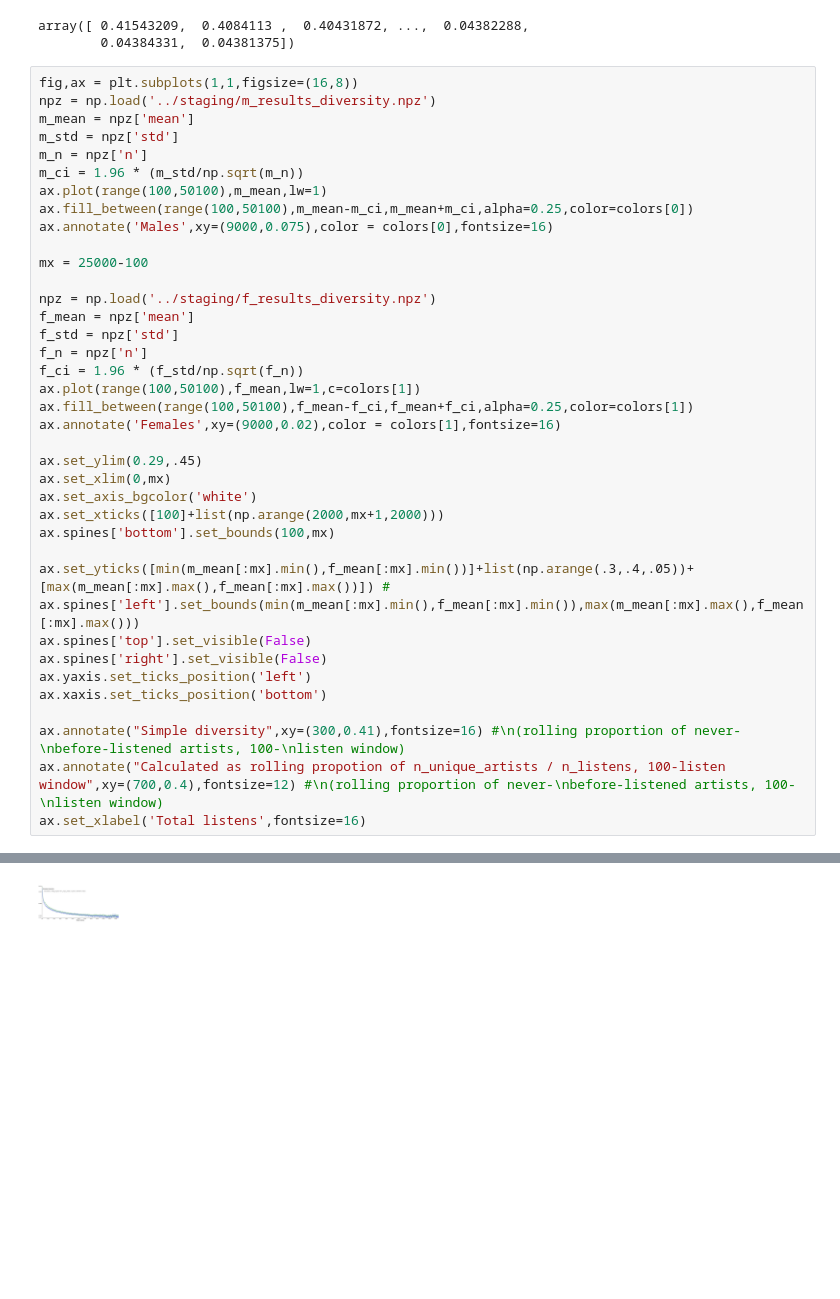
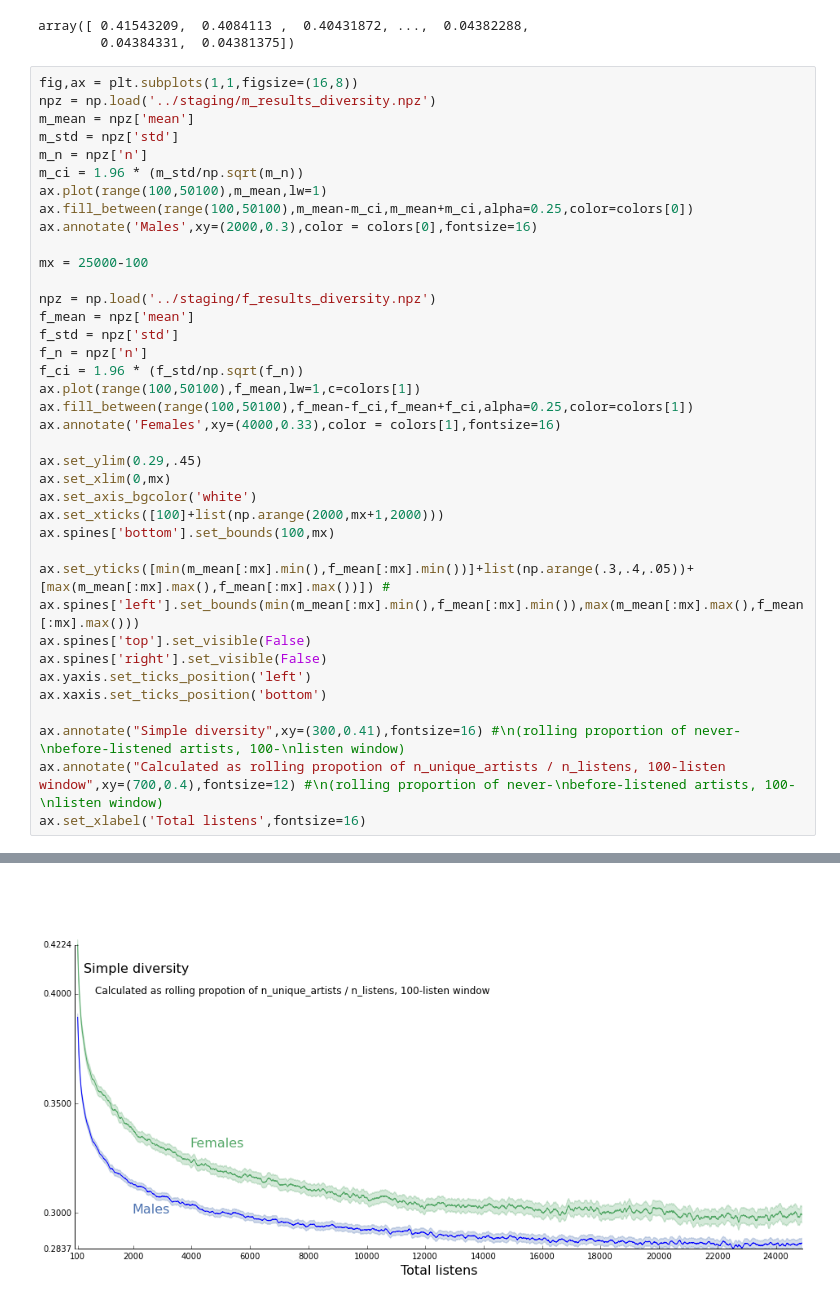
Before and after one commit to jlorince/music-gender, a Jupyter notebook: notebooks/Scratch.ipynb, the cells around one changed output, grey strips where cells are left out. Drawn from its saved outputs; the diff is of its cells as text; blank space fills up the shorter version.

```diff
--- a/notebooks/Scratch.ipynb
+++ b/notebooks/Scratch.ipynb
@@ -67,35 +70,35 @@ m_n = npz['n']
 m_ci = 1.96 * (m_std/np.sqrt(m_n))
 ax.plot(range(100,50100),m_mean,lw=1)
 ax.fill_between(range(100,50100),m_mean-m_ci,m_mean+m_ci,alpha=0.25,color=colors[0])
-ax.annotate('Males',xy=(9000,0.075),color = colors[0],fontsize=16)
+ax.annotate('Males',xy=(2000,0.3),color = colors[0],fontsize=16)
 
 mx = 25000-100
 
 npz = np.load('../staging/f_results_diversity.npz')
 f_mean = npz['mean']
 f_std = npz['std']
 f_n = npz['n']
 f_ci = 1.96 * (f_std/np.sqrt(f_n))
 ax.plot(range(100,50100),f_mean,lw=1,c=colors[1])
 ax.fill_between(range(100,50100),f_mean-f_ci,f_mean+f_ci,alpha=0.25,color=colors[1])
-ax.annotate('Females',xy=(9000,0.02),color = colors[1],fontsize=16)
+ax.annotate('Females',xy=(4000,0.33),color = colors[1],fontsize=16)
 
 ax.set_ylim(0.29,.45)
 ax.set_xlim(0,mx)
 ax.set_axis_bgcolor('white')
 ax.set_xticks([100]+list(np.arange(2000,mx+1,2000)))
 ax.spines['bottom'].set_bounds(100,mx)
 
 ax.set_yticks([min(m_mean[:mx].min(),f_mean[:mx].min())]+list(np.arange(.3,.4,.05))+[max(m_mean[:mx].max(),f_mean[:mx].max())]) #
 ax.spines['left'].set_bounds(min(m_mean[:mx].min(),f_mean[:mx].min()),max(m_mean[:mx].max(),f_mean[:mx].max()))
 ax.spines['top'].set_visible(False)
 ax.spines['right'].set_visible(False)
 ax.yaxis.set_ticks_position('left')
 ax.xaxis.set_ticks_position('bottom')
 
 ax.annotate("Simple diversity",xy=(300,0.41),fontsize=16) #\n(rolling proportion of never-\nbefore-listened artists, 100-\nlisten window)
 ax.annotate("Calculated as rolling propotion of n_unique_artists / n_listens, 100-listen window",xy=(700,0.4),fontsize=12) #\n(rolling proportion of never-\nbefore-listened artists, 100-\nlisten window)
 ax.set_xlabel('Total listens',fontsize=16)
 # %% [output]
 <matplotlib.text.Text at 0x...>
-[figure, old version]
+[figure, new version]
```
Also changed, not shown: parts of 1 cell of this notebook, 1 other file.
